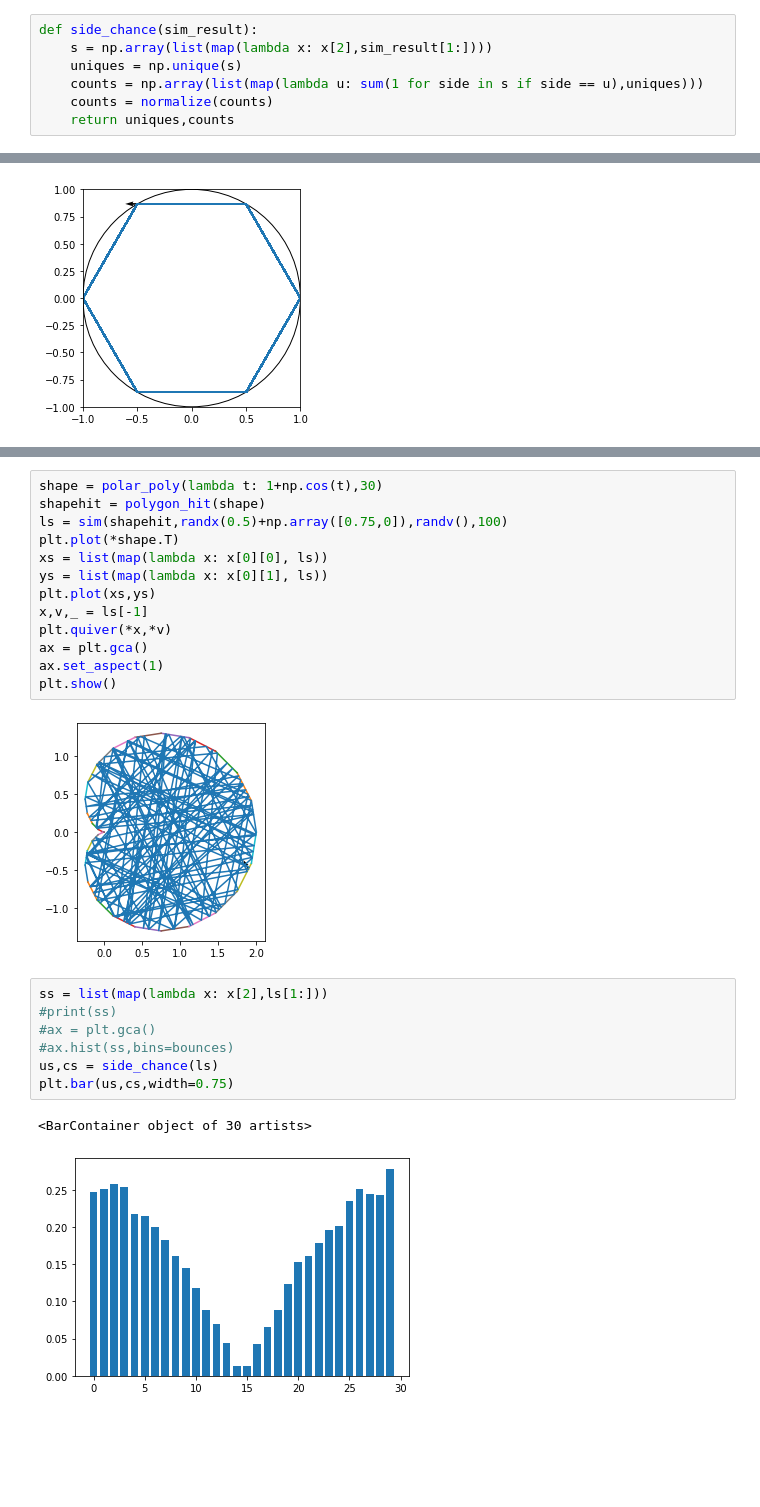
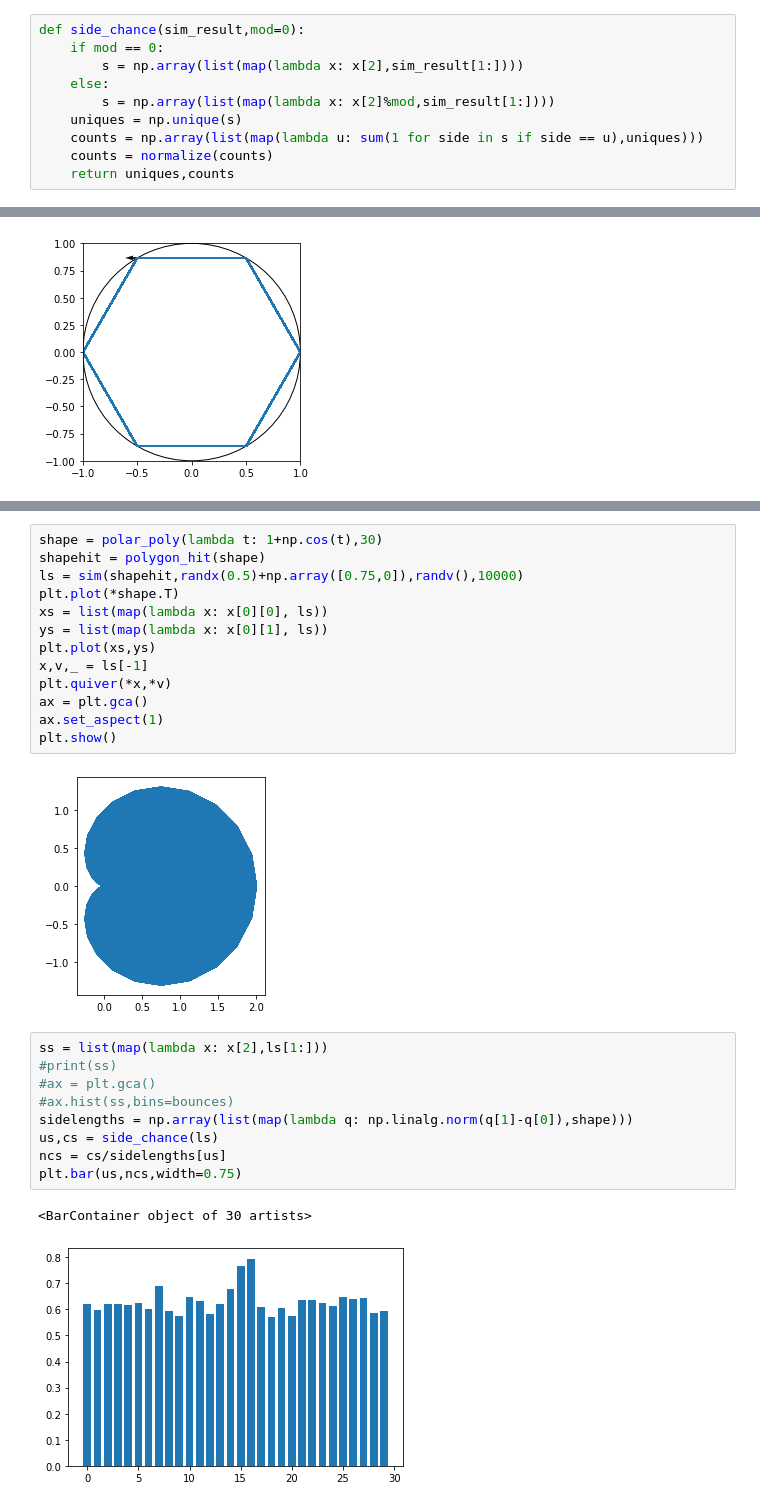
Before and after one commit to Creatorri/18.821-Project-2-Billiards, a Jupyter notebook: Simple Collision.ipynb, the cells around one changed output, grey strips where cells are left out. Cells and saved outputs as stored; diff of their text form; blank space fills up the shorter version.

```diff
--- a/Simple Collision.ipynb
+++ b/Simple Collision.ipynb
@@ -113,8 +113,11 @@ def sim(hitFunc,x,v,depth):
         lines = lines + [(x,v,s)]
     return lines
 # %%
-def side_chance(sim_result):
-    s = np.array(list(map(lambda x: x[2],sim_result[1:])))
+def side_chance(sim_result,mod=0):
+    if mod == 0:
+        s = np.array(list(map(lambda x: x[2],sim_result[1:])))
+    else:
+        s = np.array(list(map(lambda x: x[2]%mod,sim_result[1:])))
     uniques = np.unique(s)
     counts = np.array(list(map(lambda u: sum(1 for side in s if side == u),uniques)))
     counts = normalize(counts)
@@ -179,7 +183,7 @@ plt.bar(us,cs,width=0.05)
 # %%
 shape = polar_poly(lambda t: 1+np.cos(t),30)
 shapehit = polygon_hit(shape)
-ls = sim(shapehit,randx(0.5)+np.array([0.75,0]),randv(),100)
+ls = sim(shapehit,randx(0.5)+np.array([0.75,0]),randv(),10000)
 plt.plot(*shape.T)
 xs = list(map(lambda x: x[0][0], ls))
 ys = list(map(lambda x: x[0][1], ls))
@@ -190,17 +194,19 @@ ax = plt.gca()
 ax.set_aspect(1)
 plt.show()
 # %% [output]
-[figure, old version]
+[figure, new version]
 # %%
 ss = list(map(lambda x: x[2],ls[1:]))
 #print(ss)
 #ax = plt.gca()
 #ax.hist(ss,bins=bounces)
+sidelengths = np.array(list(map(lambda q: np.linalg.norm(q[1]-q[0]),shape)))
 us,cs = side_chance(ls)
-plt.bar(us,cs,width=0.75)
+ncs = cs/sidelengths[us]
+plt.bar(us,ncs,width=0.75)
 # %% [output]
 <BarContainer object of 30 artists>
-[figure, old version]
+[figure, new version]
 # %%
 ls = sim(nghit,randx(np.cos(np.pi/sides)),randv(),bounces)
 plt.plot(*ng.T)
```
Also changed, not shown: parts of 8 cells of this notebook.
